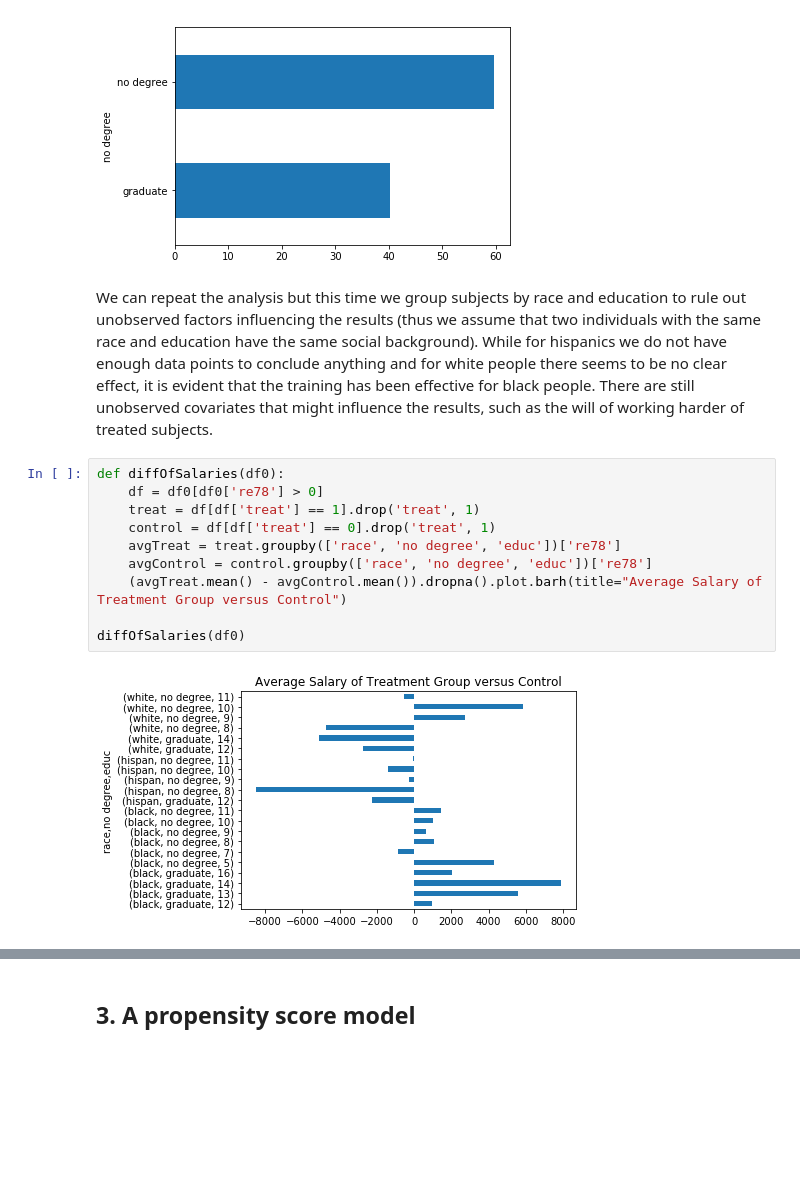
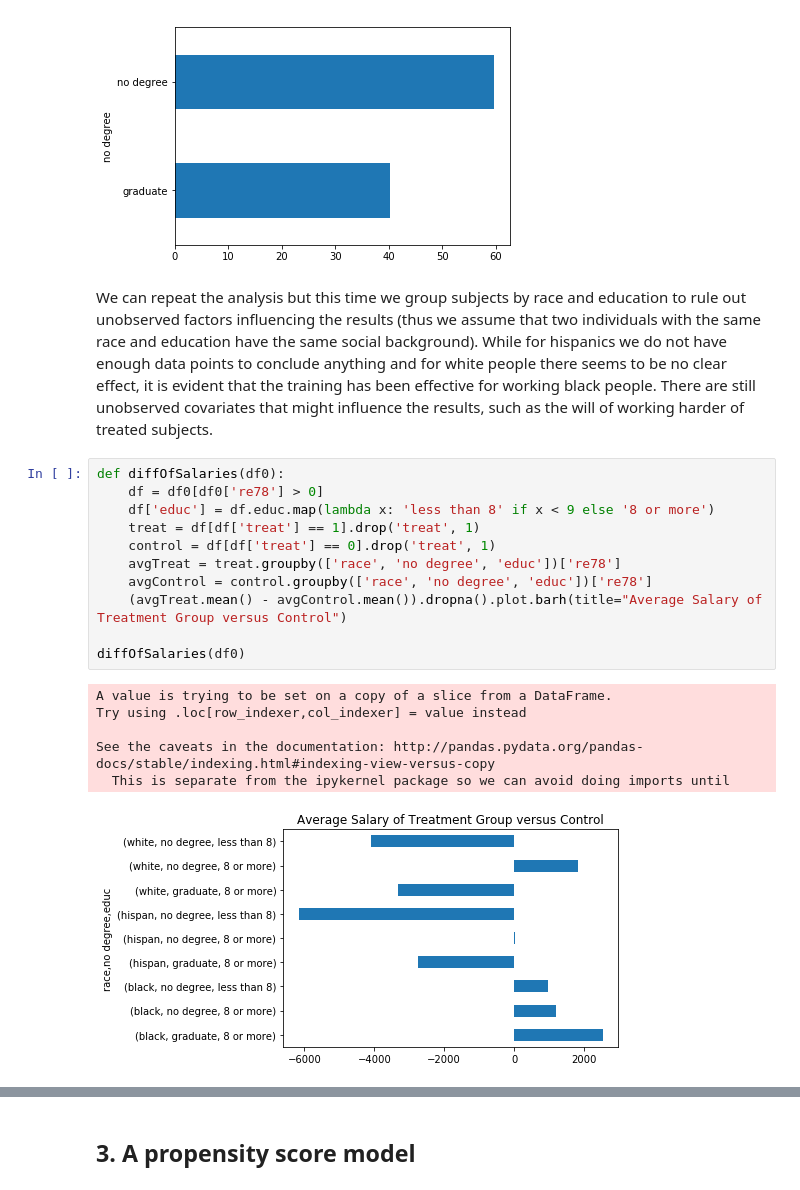
Before and after one commit to pmichele/ADA-Group, a Jupyter notebook: Partials/Michele/04 - Applied ML/Untitled.ipynb, the cells around one changed output, grey strips where cells are left out. Drawn from its saved outputs; the diff is of its cells as text; blank space fills up the shorter version.

```diff
--- a/Partials/Michele/04 - Applied ML/Untitled.ipynb
+++ b/Partials/Michele/04 - Applied ML/Untitled.ipynb
@@ -225,16 +215,22 @@ plotCategories(control, 'no degree')
 # %% [output]
 [figure]
 # %% [markdown]
-We can repeat the analysis but this time we group subjects by race and education to rule out unobserved factors influencing the results (thus we assume that two individuals with the same race and education have the same social background). While for hispanics we do not have enough data points to conclude anything and for white people there seems to be no clear effect, it is evident that the training has been effective for black people. There are still unobserved covariates that might influence the results, such as the will of working harder of treated subjects.
+We can repeat the analysis but this time we group subjects by race and education to rule out unobserved factors influencing the results (thus we assume that two individuals with the same race and education have the same social background). While for hispanics we do not have enough data points to conclude anything and for white people there seems to be no clear effect, it is evident that the training has been effective for working black people. There are still unobserved covariates that might influence the results, such as the will of working harder of treated subjects.
 # %%
 def diffOfSalaries(df0):
     df = df0[df0['re78'] > 0]
+    df['educ'] = df.educ.map(lambda x: 'less than 8' if x < 9 else '8 or more')
     treat = df[df['treat'] == 1].drop('treat', 1)
     control = df[df['treat'] == 0].drop('treat', 1)
     avgTreat = treat.groupby(['race', 'no degree', 'educ'])['re78']
     avgControl = control.groupby(['race', 'no degree', 'educ'])['re78']
     (avgTreat.mean() - avgControl.mean()).dropna().plot.barh(title="Average Salary of Treatment Group versus Control")
 
 diffOfSalaries(df0)
 # %% [output]
+A value is trying to be set on a copy of a slice from a DataFrame.
+Try using .loc[row_indexer,col_indexer] = value instead
+
+See the caveats in the documentation: http://pandas.pydata.org/pandas-docs/stable/indexing.html#indexing-view-versus-copy
+  This is separate from the ipykernel package so we can avoid doing imports until
-[figure, old version]
+[figure, new version]
```
Also changed, not shown: parts of 33 cells of this notebook.
